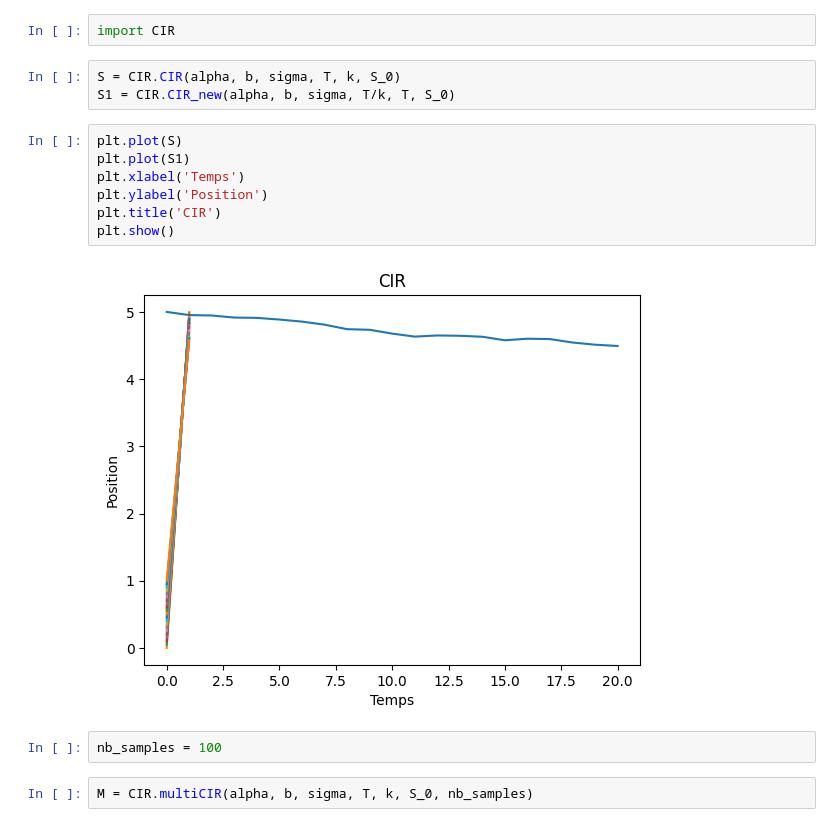
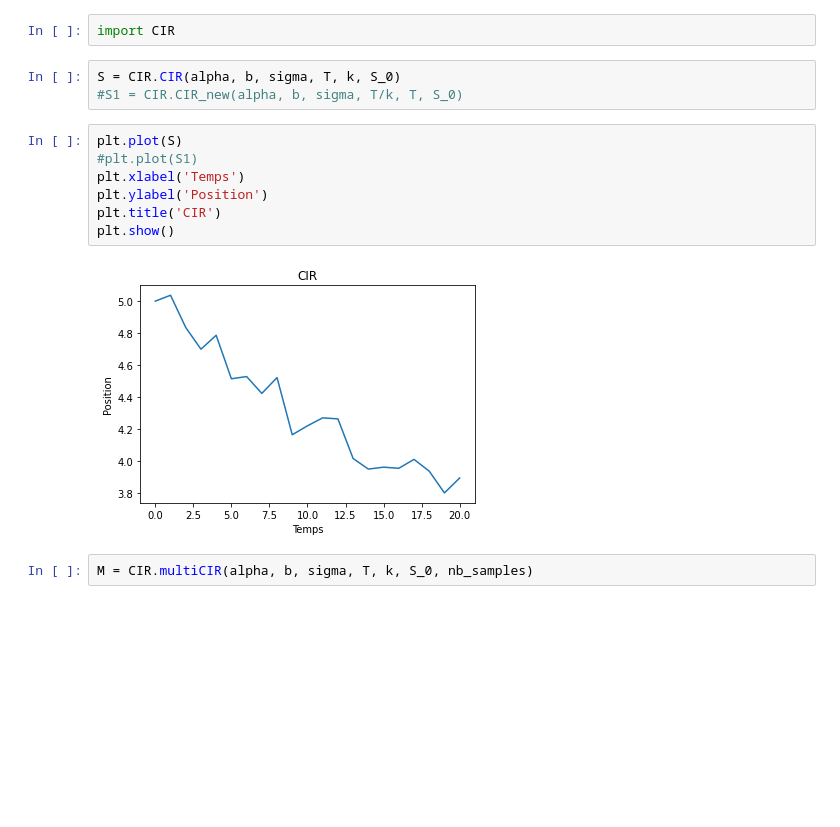
Before and after one commit to Thomasaujoux/Monte_Carlo_Option_Pricing, a Jupyter notebook: main.ipynb, the cells around one changed output. Drawn from its saved outputs; the diff is of its cells as text; blank space fills up the shorter version.

```diff
--- a/main.ipynb
+++ b/main.ipynb
@@ -22,18 +22,16 @@ nb_samples = 100
 import CIR
 # %%
 S = CIR.CIR(alpha, b, sigma, T, k, S_0)
-S1 = CIR.CIR_new(alpha, b, sigma, T/k, T, S_0)
+#S1 = CIR.CIR_new(alpha, b, sigma, T/k, T, S_0)
 # %%
 plt.plot(S)
-plt.plot(S1)
+#plt.plot(S1)
 plt.xlabel('Temps')
 plt.ylabel('Position')
 plt.title('CIR')
 plt.show()
 # %% [output]
-[figure, old version]
+[figure, new version]
-# %%
-nb_samples = 100
 # %%
 M = CIR.multiCIR(alpha, b, sigma, T, k, S_0, nb_samples)
 # %%
```
Also changed, not shown: parts of 23 cells of this notebook, 1 other file.
